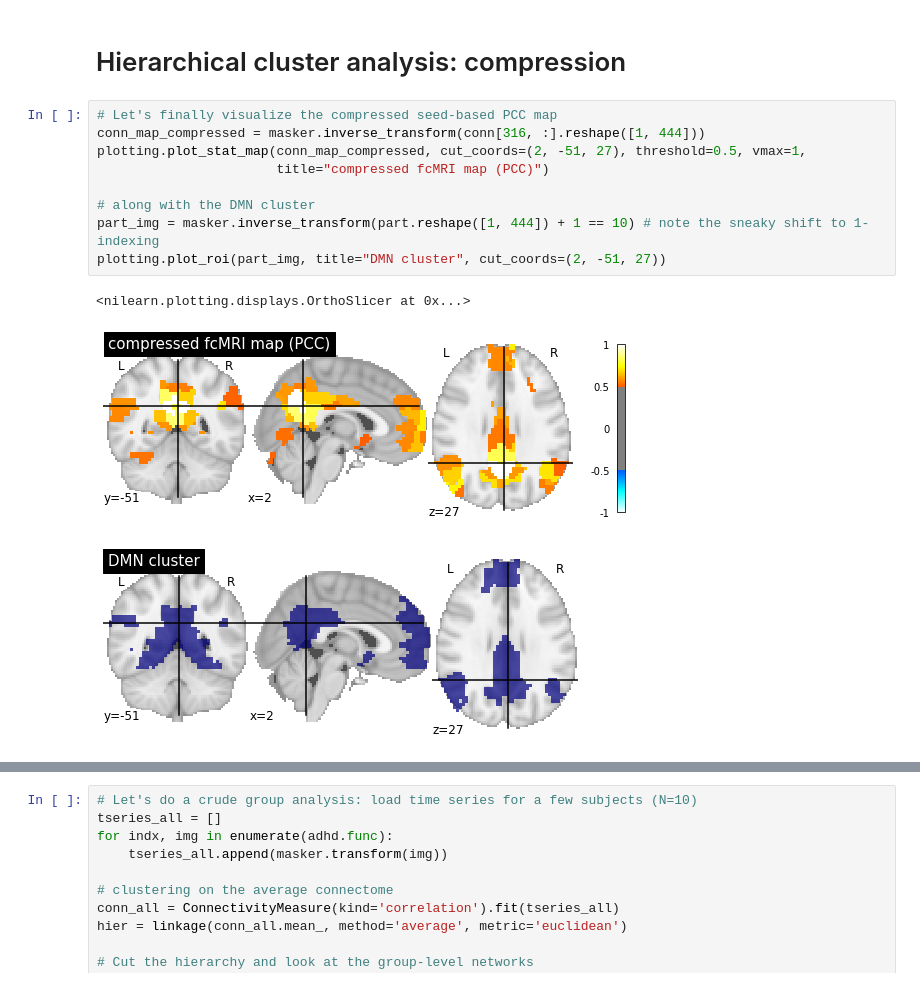
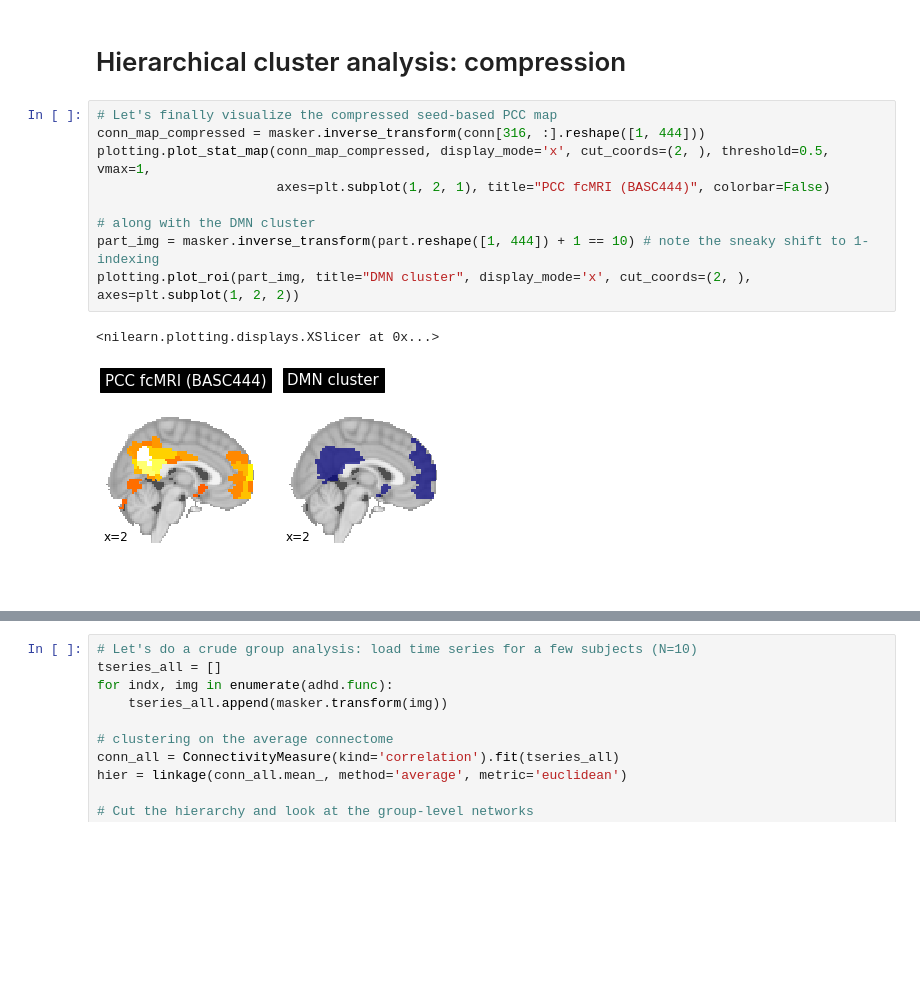
Before and after one commit to pbellec/functional_parcellation, a Jupyter notebook: functional_parcellation_intro.ipynb, the cells around one changed output, grey strips where cells are left out. Drawn from its saved outputs; the diff is of its cells as text; blank space fills up the shorter version.

```diff
--- a/functional_parcellation_intro.ipynb
+++ b/functional_parcellation_intro.ipynb
@@ -234,16 +233,15 @@ plt.subplot(1,2,2), plt.imshow(conn[order, :][:, order], cmap='bwr'), plt.title(
 # %%
 # Let's finally visualize the compressed seed-based PCC map
 conn_map_compressed = masker.inverse_transform(conn[316, :].reshape([1, 444]))
-plotting.plot_stat_map(conn_map_compressed, cut_coords=(2, -51, 27), threshold=0.5, vmax=1,
-                       title="compressed fcMRI map (PCC)")
+plotting.plot_stat_map(conn_map_compressed, display_mode='x', cut_coords=(2, ), threshold=0.5, vmax=1,
+                       axes=plt.subplot(1, 2, 1), title="PCC fcMRI (BASC444)", colorbar=False)
 
 # along with the DMN cluster
 part_img = masker.inverse_transform(part.reshape([1, 444]) + 1 == 10) # note the sneaky shift to 1-indexing
-plotting.plot_roi(part_img, title="DMN cluster", cut_coords=(2, -51, 27))
+plotting.plot_roi(part_img, title="DMN cluster", display_mode='x', cut_coords=(2, ), axes=plt.subplot(1, 2, 2))
 # %% [output]
-<nilearn.plotting.displays.OrthoSlicer at 0x...>
+<nilearn.plotting.displays.XSlicer at 0x...>
-[figure, old version]
+[figure, new version]
-[figure, removed]
 # %% [markdown]
 <h1><center>From individual to group parcels</center></h1>
 <center>
```
Also changed, not shown: parts of 5 cells of this notebook, 1 other file.
